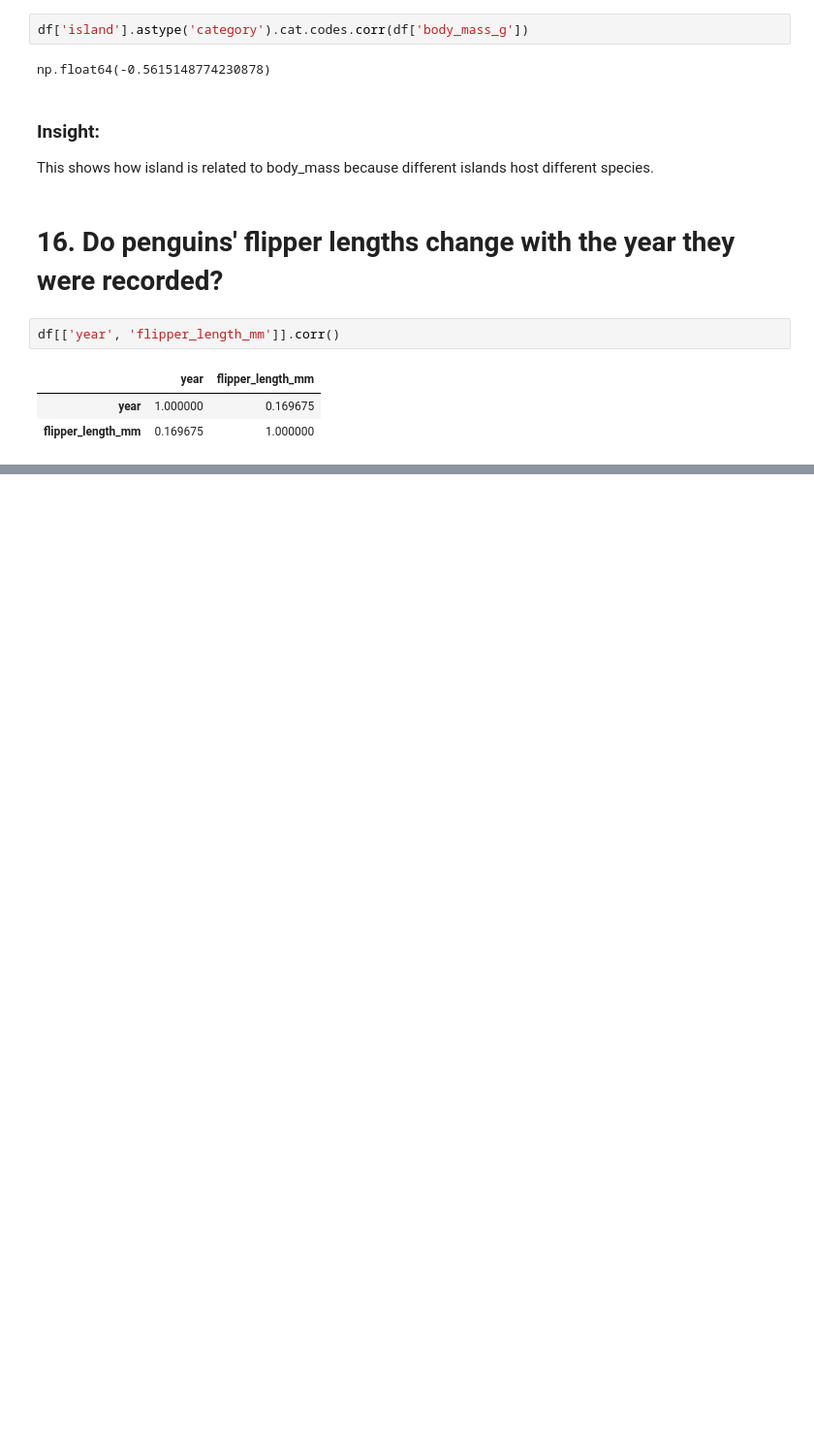
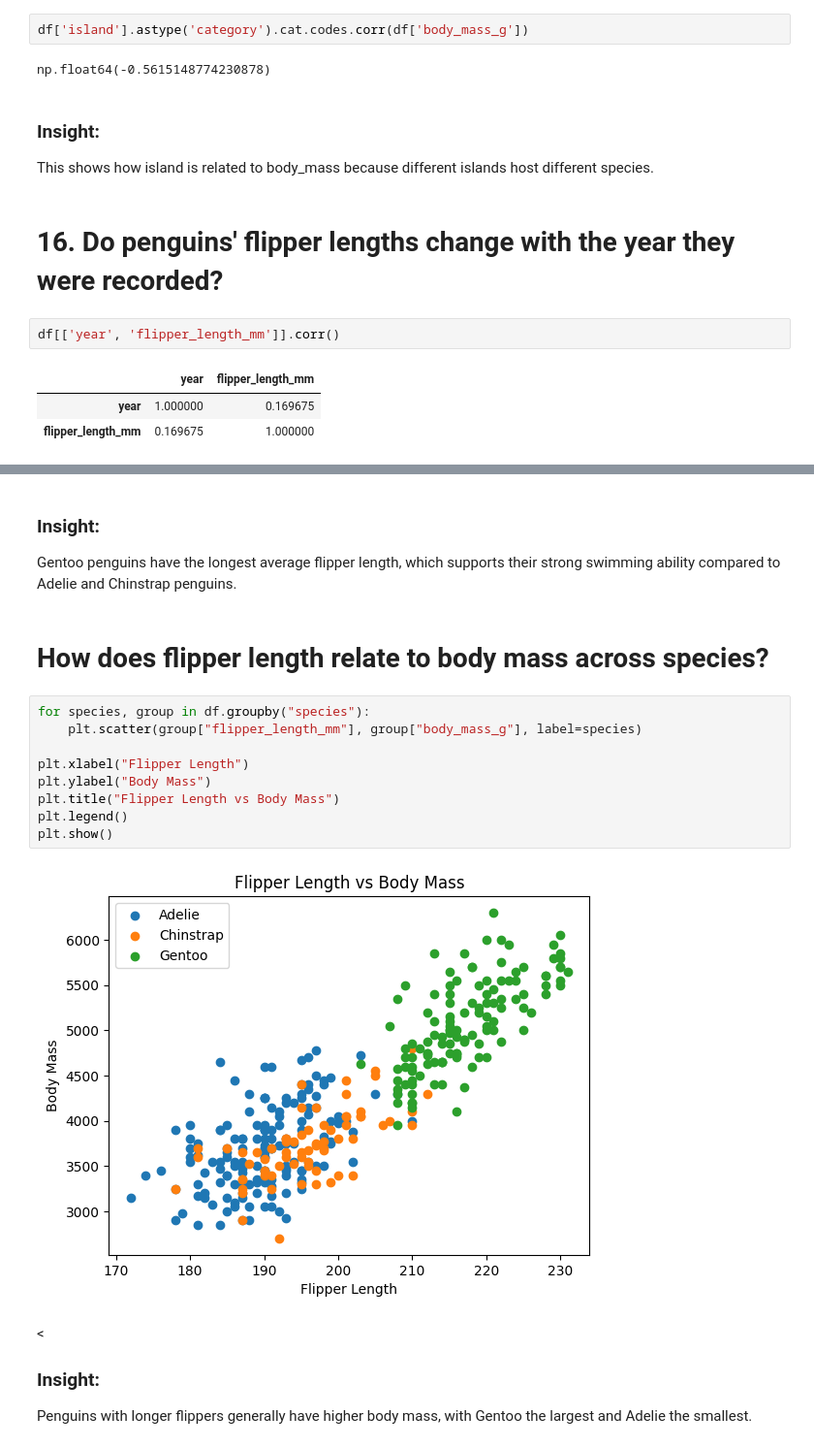
Before and after one commit to raiahyxs/Data-Analytics, a Jupyter notebook: ITELEC03/activity 1.ipynb, the cells around one changed output, grey strips where cells are left out. Shown: that part at 97% size. Saved outputs shown, nothing was run; the diff lists cells and outputs as text; blank space fills up the shorter version.

```diff
--- a/ITELEC03/activity 1.ipynb
+++ b/ITELEC03/activity 1.ipynb
@@ -201,0 +215,20 @@ df[['year', 'flipper_length_mm']].corr()
+# %% [markdown]
+<h3> Insight: </h3>
+<p> Gentoo penguins have the longest average flipper length, which supports their strong swimming ability compared to Adelie and Chinstrap penguins. </p>
+# %% [markdown]
+<h1> How does flipper length relate to body mass across species? </h1>
+# %%
+for species, group in df.groupby("species"):
+    plt.scatter(group["flipper_length_mm"], group["body_mass_g"], label=species)
+
+plt.xlabel("Flipper Length")
+plt.ylabel("Body Mass")
+plt.title("Flipper Length vs Body Mass")
+plt.legend()
+plt.show()
+# %% [output]
+[figure, added]
+# %% [markdown]
+
+<<h3> Insight: </h3>
+<p> Penguins with longer flippers generally have higher body mass, with Gentoo the largest and Adelie the smallest. </p>
```
Also changed, not shown: parts of 6 cells of this notebook.
